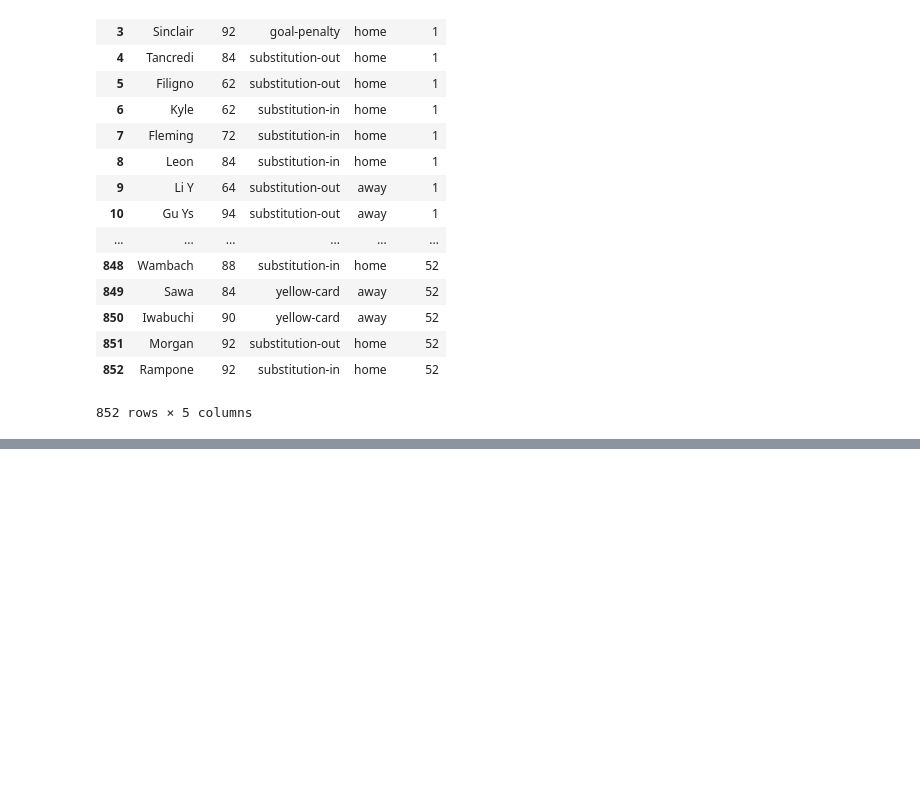
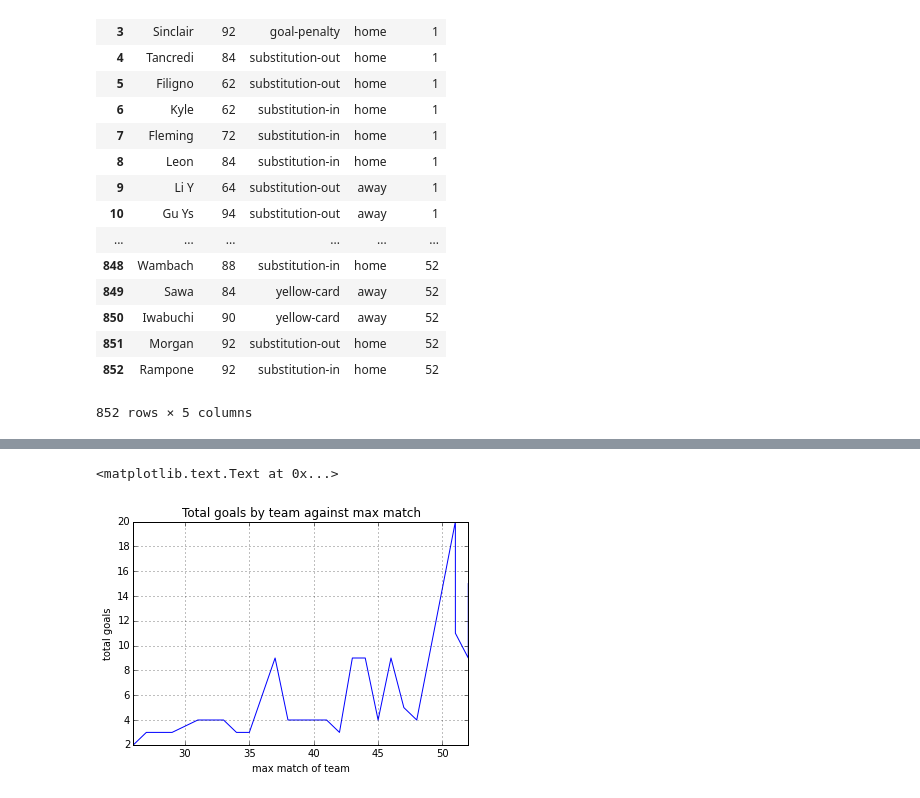
Before and after one commit to scko823/2015-womens-world-cup, a Jupyter notebook: 2015 FIFA Women's World Cup.ipynb, the cells around one changed output, grey strips where cells are left out. Cells and saved outputs as stored; diff of their text form; code cells hidden in the pictures; blank space fills up the shorter version.

```diff
--- a/2015 FIFA Women's World Cup.ipynb
+++ b/2015 FIFA Women's World Cup.ipynb
@@ -426,0 +598,2 @@ dtype: int64
+# %%
+goal_max_match.columns = ['goals','match']
@@ -426,0 +618,2 @@ dtype: int64
+# %%
+goal_max_match  = goal_max_match.reset_index(drop = False)
@@ -426,0 +638,12 @@ dtype: int64
+# %%
+goal_max_match = goal_max_match.set_index('match')
+# %%
+goal_max_match = goal_max_match.sort_index()
+# %%
+goal_max_match.goals.plot()
+plt.ylabel('total goals')
+plt.xlabel('max match of team')
+plt.title('Total goals by team against max match')
+# %% [output]
+<matplotlib.text.Text at 0x...>
+[figure, added]
```
Also changed, not shown: parts of 25 cells of this notebook.
